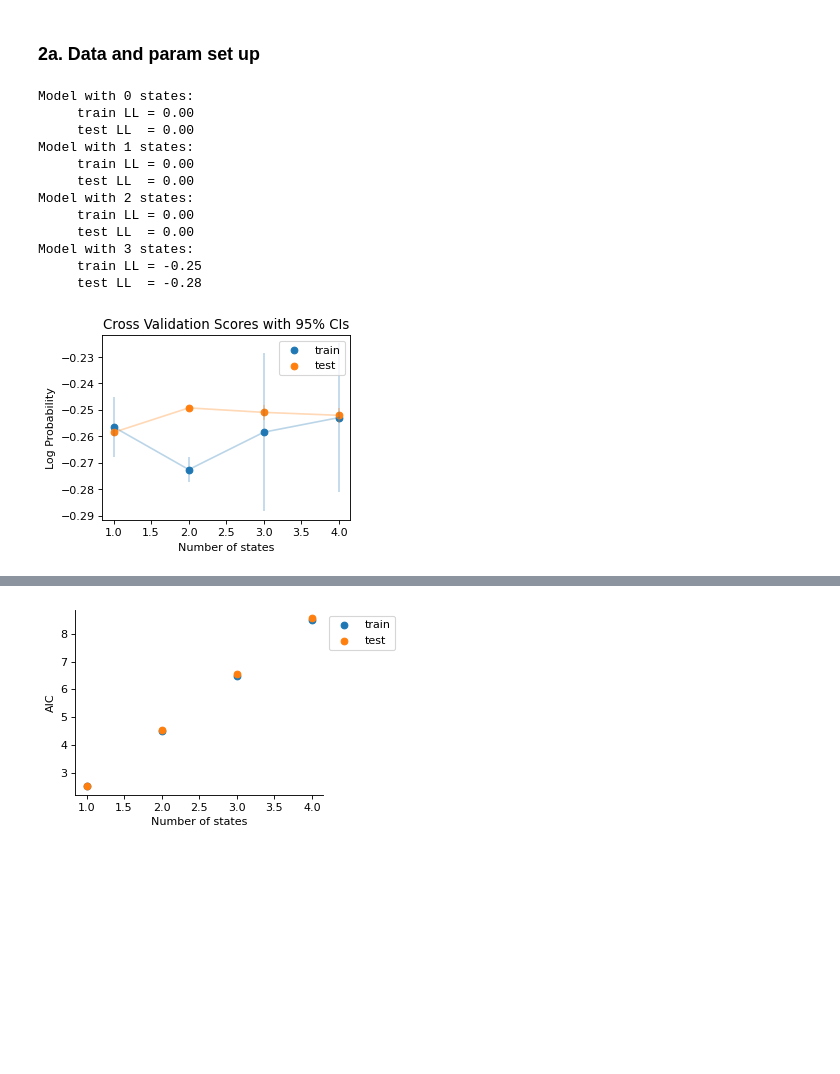
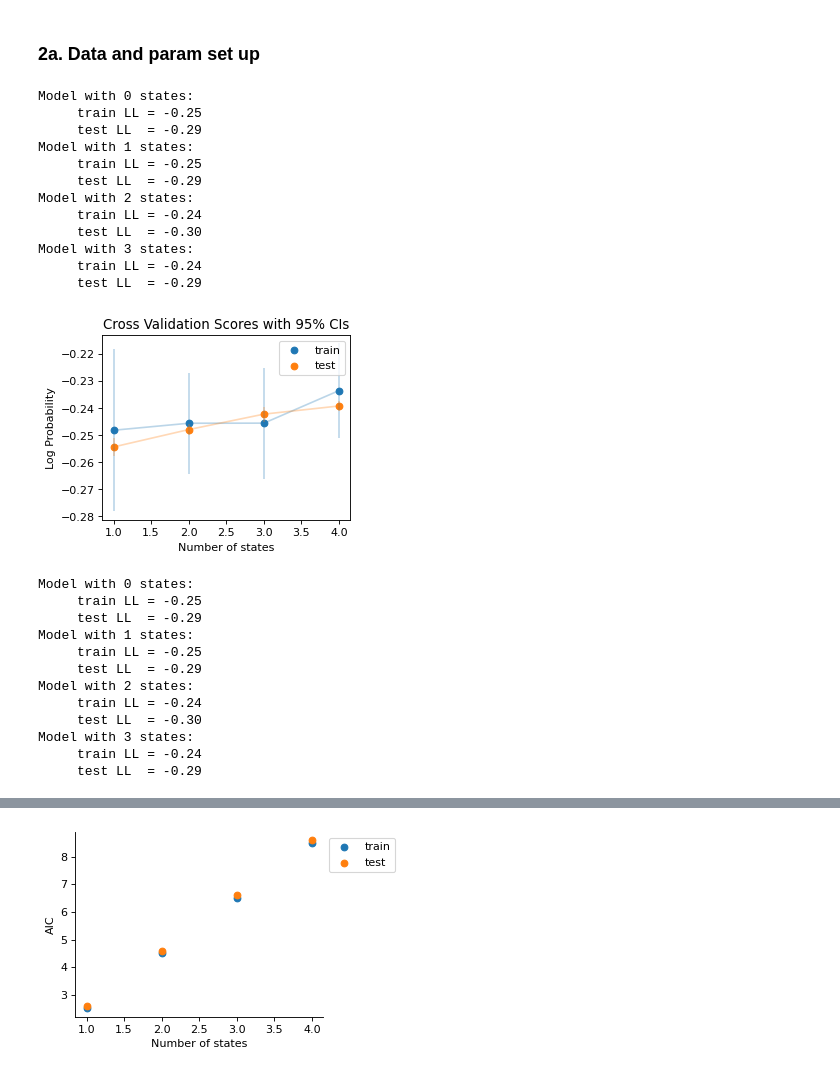
Before and after one commit to celiaberon/behavior-helpers, a Jupyter notebook: notebooks/glm-hmm.ipynb, the cells around one changed output, grey strips where cells are left out. Cells and saved outputs as stored; diff of their text form; code cells hidden in the pictures; blank space fills up the shorter version.

```diff
--- a/notebooks/glm-hmm.ipynb
+++ b/notebooks/glm-hmm.ipynb
@@ -52,24 +64,37 @@ sticky.split_data(ptrain=train_split, verbose=True)
 13 training sessions and 4 test sessions
 # %% [markdown]
 ### 2a. Data and param set up
+# %%
+sticky.init_model()
+lls, scores = sticky.fit_cv(n_iters=200)
+sticky.compare_k_states(scores)
+# %% [output]
+Model with 0 states:
+     train LL = -0.25
+     test LL  = -0.29
+Model with 1 states:
+     train LL = -0.25
+     test LL  = -0.29
+Model with 2 states:
+     train LL = -0.24
+     test LL  = -0.30
+Model with 3 states:
+     train LL = -0.24
+     test LL  = -0.29
+[figure, added]
 # %%
-sticky.init_model(transitions='sticky',
-                  transition_kwargs={'alpha': sticky.prior_alpha, 'kappa': 0})
-lls, scores = sticky.fit_cv()
-sticky.compare_k_states(scores)
-LL = sticky.calc_log_likelihood(verbose=False)
-LL_norm = sticky.calc_log_likelihood(verbose=False, normalize=True)
+sticky.LL = sticky.calc_log_likelihood(verbose=False)
+sticky.LL_norm = sticky.calc_log_likelihood(verbose=True, normalize=True)
 # %% [output]
 Model with 0 states:
-     train LL = 0.00
-     test LL  = 0.00
+     train LL = -0.25
+     test LL  = -0.29
 Model with 1 states:
-     train LL = 0.00
-     test LL  = 0.00
+     train LL = -0.25
+     test LL  = -0.29
 Model with 2 states:
-     train LL = 0.00
-     test LL  = 0.00
+     train LL = -0.24
+     test LL  = -0.30
 Model with 3 states:
-     train LL = -0.25
-     test LL  = -0.28
+     train LL = -0.24
+     test LL  = -0.29
-[figure, removed]
```
Also changed, not shown: parts of 22 cells of this notebook, 2 other files.
